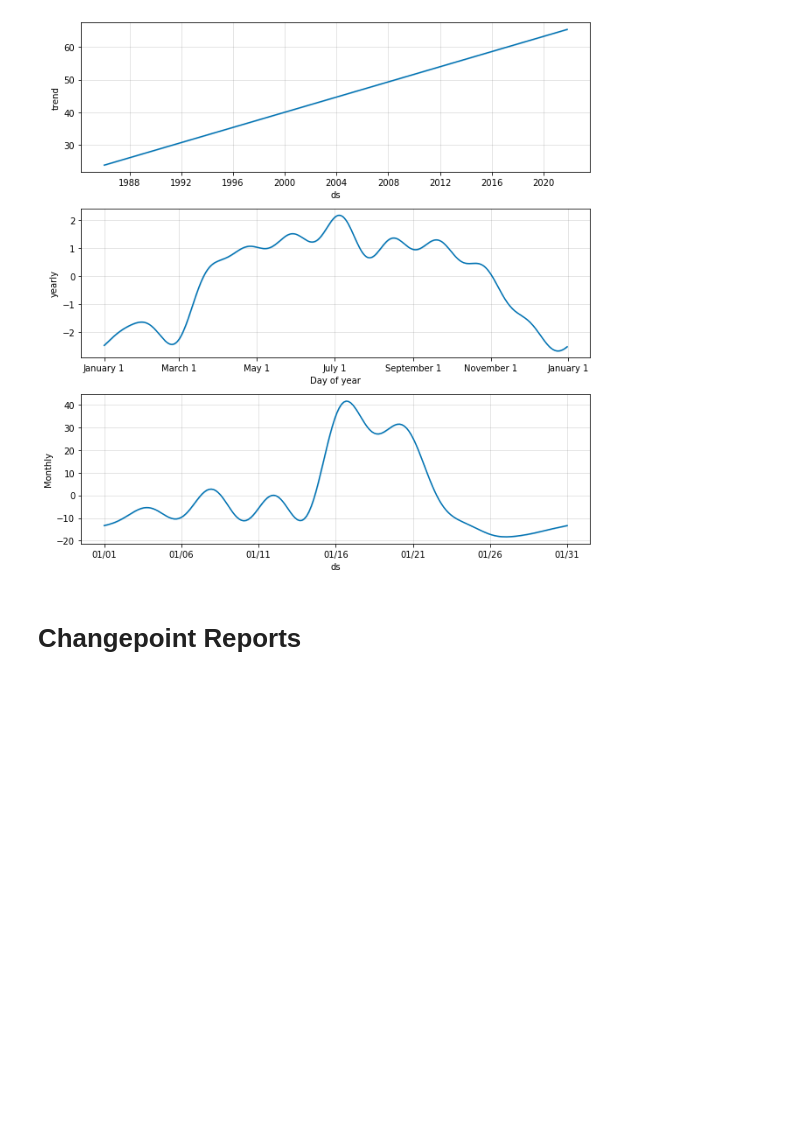
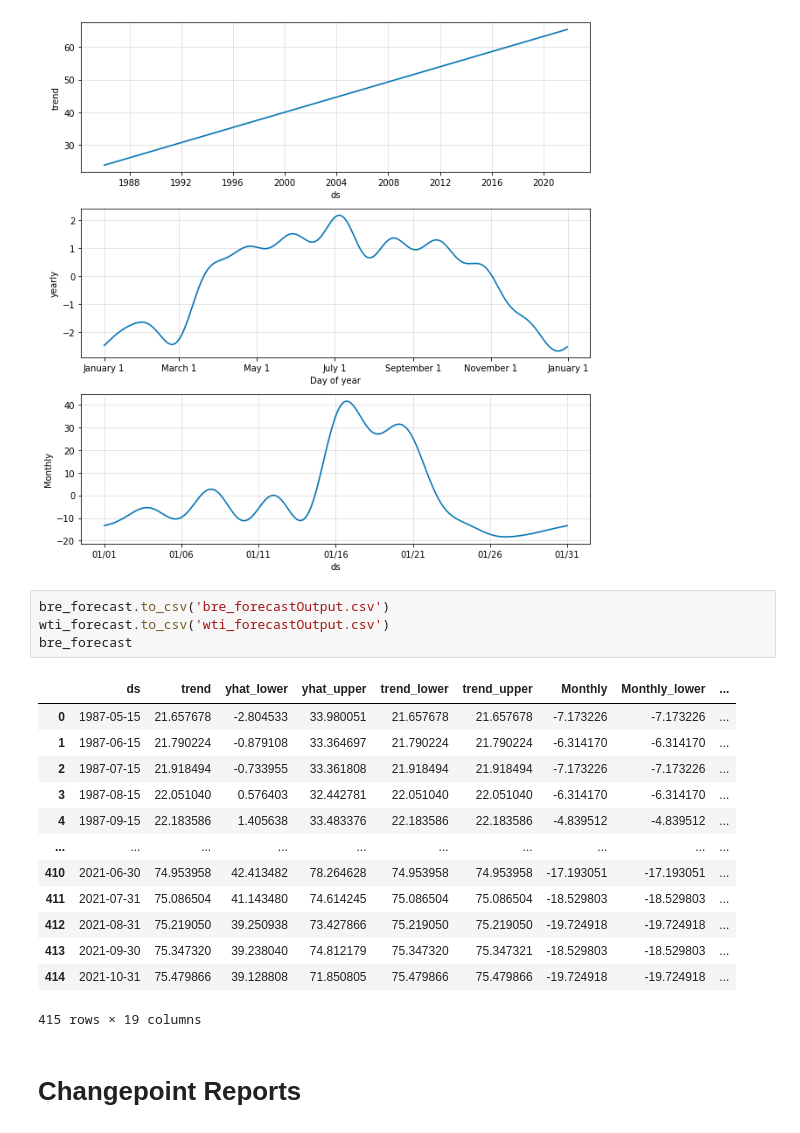
Before and after one commit to stan587/Data-Science-Portfolio, a Jupyter notebook: Time_Series_Oil_Price_Forecast/Time_Series_Forecast_of_Brent_and_WTI.ipynb, the cells around one changed output. Cells and saved outputs as stored; diff of their text form; blank space fills up the shorter version.

```diff
--- a/Time_Series_Oil_Price_Forecast/Time_Series_Forecast_of_Brent_and_WTI.ipynb
+++ b/Time_Series_Oil_Price_Forecast/Time_Series_Forecast_of_Brent_and_WTI.ipynb
@@ -159,6 +164,24 @@ wti_pp.plot_components(wti_forecast, uncertainty = True);
 # %% [output]
 WTI Forecast Trends and Patterns:
 [figure]
+# %%
+bre_forecast.to_csv('bre_forecastOutput.csv')
+wti_forecast.to_csv('wti_forecastOutput.csv')
+bre_forecast
+# %% [output]
+|  | ds | trend | yhat_lower | yhat_upper | trend_lower | trend_upper | Monthly | Monthly_lower | ... |
+| 0 | 1987-05-15 | 21.657678 | -2.804533 | 33.980051 | 21.657678 | 21.657678 | -7.173226 | -7.173226 | ... |
+| 1 | 1987-06-15 | 21.790224 | -0.879108 | 33.364697 | 21.790224 | 21.790224 | -6.314170 | -6.314170 | ... |
+| 2 | 1987-07-15 | 21.918494 | -0.733955 | 33.361808 | 21.918494 | 21.918494 | -7.173226 | -7.173226 | ... |
+| 3 | 1987-08-15 | 22.051040 | 0.576403 | 32.442781 | 22.051040 | 22.051040 | -6.314170 | -6.314170 | ... |
+| 4 | 1987-09-15 | 22.183586 | 1.405638 | 33.483376 | 22.183586 | 22.183586 | -4.839512 | -4.839512 | ... |
+| ... | ... | ... | ... | ... | ... | ... | ... | ... | ... |
+| 410 | 2021-06-30 | 74.953958 | 42.413482 | 78.264628 | 74.953958 | 74.953958 | -17.193051 | -17.193051 | ... |
+| 411 | 2021-07-31 | 75.086504 | 41.143480 | 74.614245 | 75.086504 | 75.086504 | -18.529803 | -18.529803 | ... |
+| 412 | 2021-08-31 | 75.219050 | 39.250938 | 73.427866 | 75.219050 | 75.219050 | -19.724918 | -19.724918 | ... |
+| 413 | 2021-09-30 | 75.347320 | 39.238040 | 74.812179 | 75.347320 | 75.347321 | -18.529803 | -18.529803 | ... |
+| 414 | 2021-10-31 | 75.479866 | 39.128808 | 71.850805 | 75.479866 | 75.479866 | -19.724918 | -19.724918 | ... |
+415 rows × 19 columns
 # %% [markdown]
 # Changepoint Reports
 # %%
```
Also changed, not shown: parts of 7 cells of this notebook.
